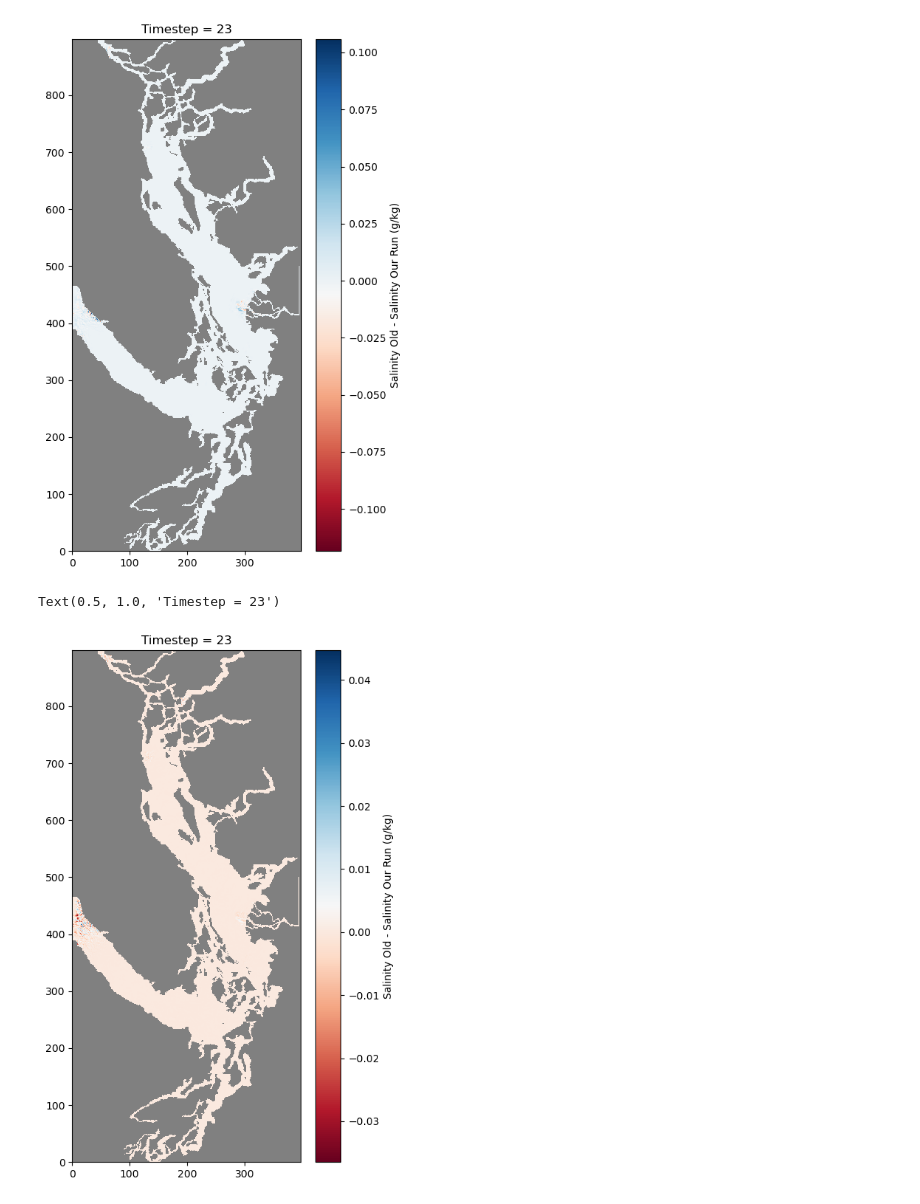
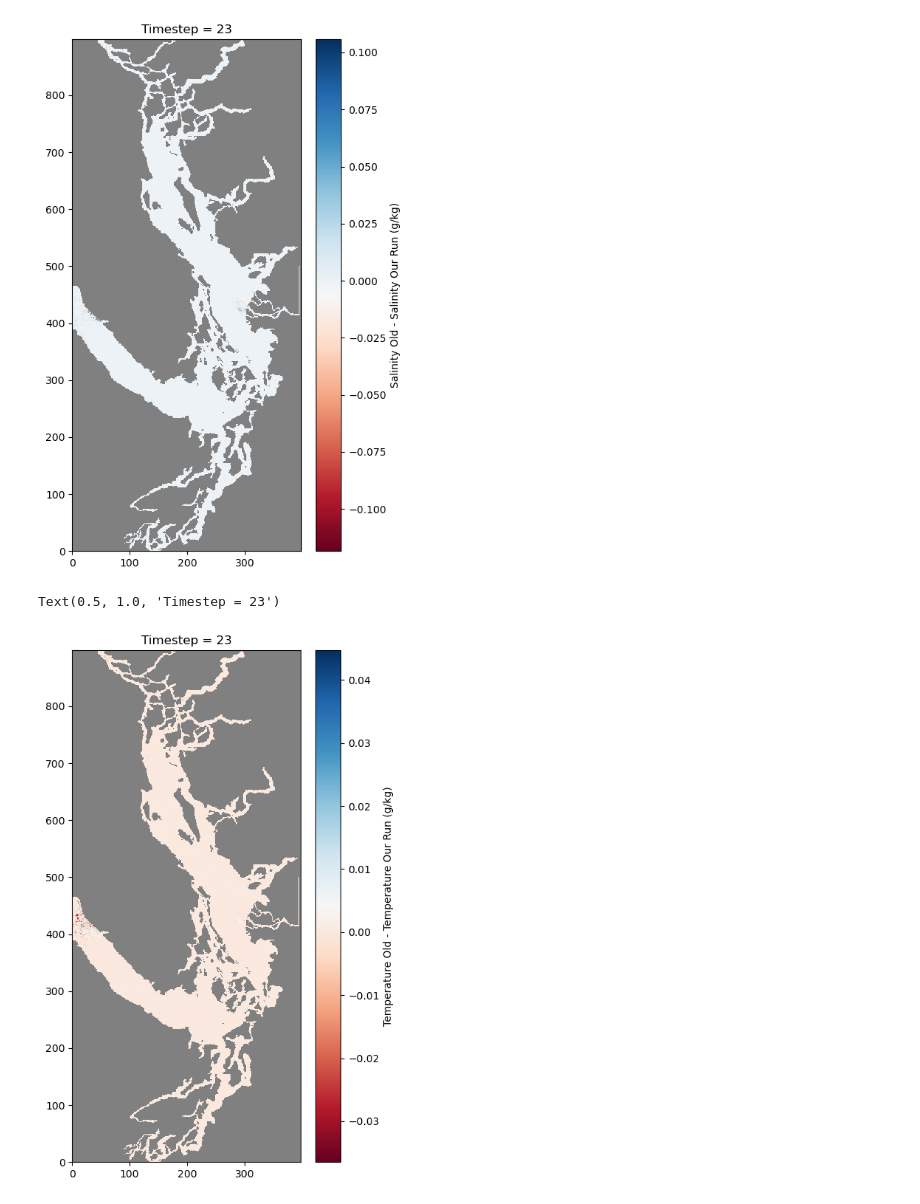
Before and after one commit to SalishSeaCast/analysis-cassidy, a Jupyter notebook: notebooks/river_dye_trace/look_at_results.ipynb, the cells around one changed output. Drawn from its saved outputs; the diff is of its cells as text; code cells hidden in the pictures.

```diff
--- a/notebooks/river_dye_trace/look_at_results.ipynb
+++ b/notebooks/river_dye_trace/look_at_results.ipynb
@@ -201,14 +201,14 @@ Text(0.5, 1.0, 'Timestep = 23')
 # %%
 tstep = 23
 
 cmap = mpl.colormaps['RdBu']
 cmap.set_bad('gray')
 fig, ax = plt.subplots(1, 1, figsize=(5, 9))
 salinity = np.ma.masked_array(phys_old.votemper[tstep, 0] - phys_fix.votemper[tstep, 0], mask=tmask[0])
 colours = ax.pcolormesh(salinity, cmap=cmap)
 cb = fig.colorbar(colours, ax=ax)
-cb.set_label('Salinity Old - Salinity Our Run (g/kg)')
+cb.set_label('Temperature Old - Temperature Our Run (g/kg)')
 ax.set_title('Timestep = {}'.format(str(tstep)))
 # %% [output]
 Text(0.5, 1.0, 'Timestep = 23')
-[figure, old version]
+[figure, new version]
```
Also changed, not shown: 2 other files.
